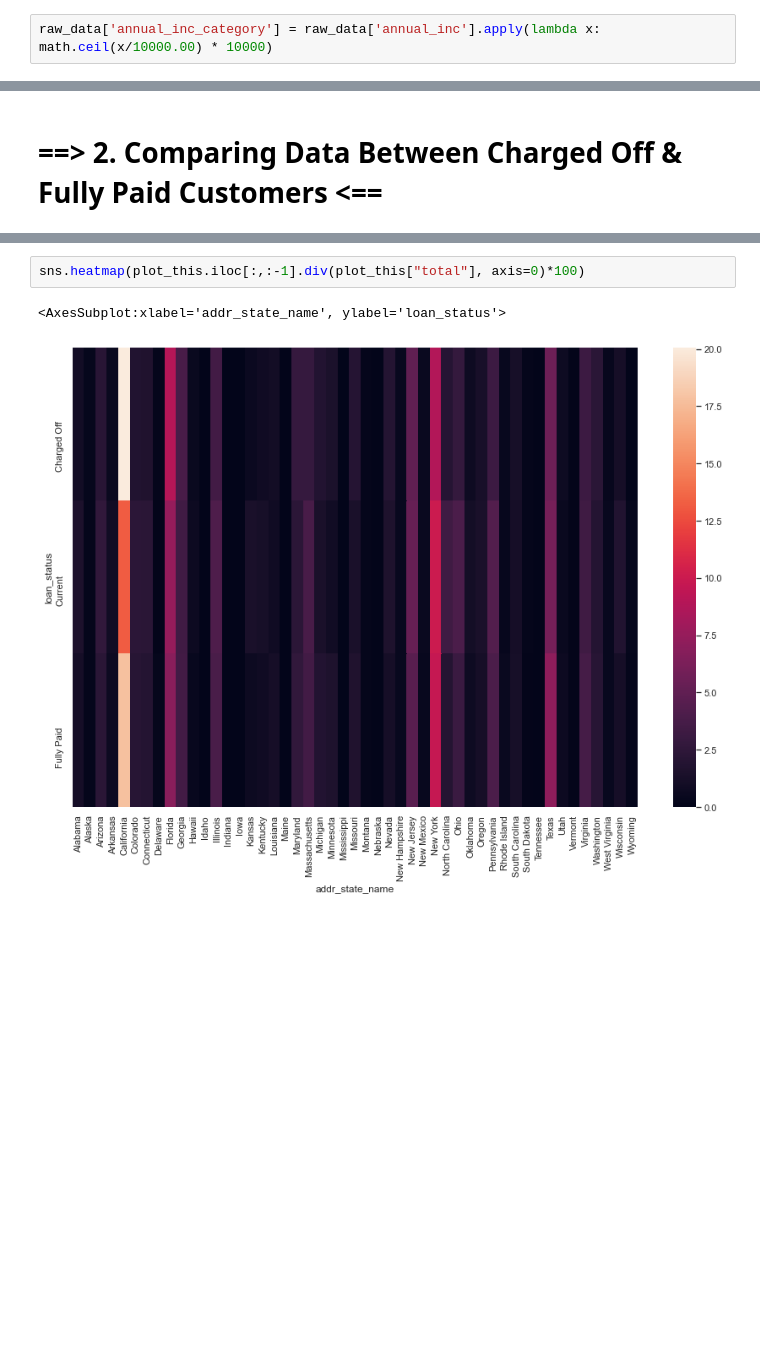
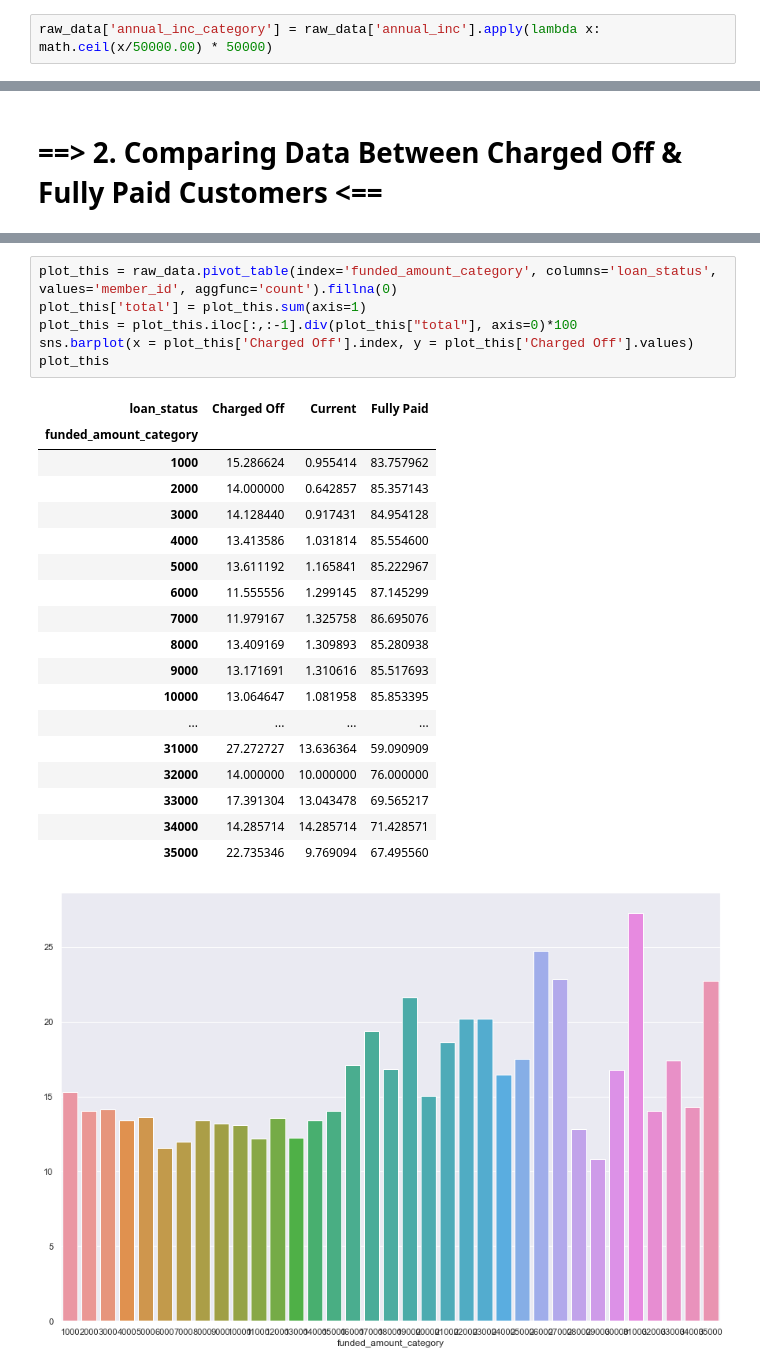
Before and after one commit to akshaykadam100/Lending-Club-Case-Study, a Jupyter notebook: Group_Facilitator_Name_V2.ipynb, the cells around one changed output, grey strips where cells are left out. Drawn from its saved outputs; the diff is of its cells as text; blank space fills up the shorter version.

Commit message:
Removed Heatmaps & Added Bar Graph for columns A to X which are impacting loan_status

```diff
--- a/Group_Facilitator_Name_V2.ipynb
+++ b/Group_Facilitator_Name_V2.ipynb
@@ -98,7 +98,7 @@ raw_data['home_ownership_mapped'] = raw_data.home_ownership.map(ownership_dict)
 # %% [markdown]
 ### 1.6 Formatting Annual Income / Salary Column (Creating new mapped column)
 # %%
-raw_data['annual_inc_category'] = raw_data['annual_inc'].apply(lambda x: math.ceil(x/10000.00) * 10000)
+raw_data['annual_inc_category'] = raw_data['annual_inc'].apply(lambda x: math.ceil(x/50000.00) * 50000)
 # %% [markdown]
 ### 1.6 Formatting Salary Verification Column (Creating new mapped column)
 # %%
@@ -397,5 +203,26 @@ plot_this
-# %%
-sns.heatmap(plot_this.iloc[:,:-1].div(plot_this["total"], axis=0)*100)
-# %% [output]
-<AxesSubplot:xlabel='addr_state_name', ylabel='loan_status'>
-[figure, removed]
+# %%
+plot_this = raw_data.pivot_table(index='funded_amount_category', columns='loan_status', values='member_id', aggfunc='count').fillna(0)
+plot_this['total'] = plot_this.sum(axis=1)
+plot_this = plot_this.iloc[:,:-1].div(plot_this["total"], axis=0)*100
+sns.barplot(x = plot_this['Charged Off'].index, y = plot_this['Charged Off'].values)
+plot_this
+# %% [output]
+| loan_status | Charged Off | Current | Fully Paid |
+| funded_amount_category |  |  |  |
+| 1000 | 15.286624 | 0.955414 | 83.757962 |
+| 2000 | 14.000000 | 0.642857 | 85.357143 |
+| 3000 | 14.128440 | 0.917431 | 84.954128 |
+| 4000 | 13.413586 | 1.031814 | 85.554600 |
+| 5000 | 13.611192 | 1.165841 | 85.222967 |
+| 6000 | 11.555556 | 1.299145 | 87.145299 |
+| 7000 | 11.979167 | 1.325758 | 86.695076 |
+| 8000 | 13.409169 | 1.309893 | 85.280938 |
+| 9000 | 13.171691 | 1.310616 | 85.517693 |
+| 10000 | 13.064647 | 1.081958 | 85.853395 |
+| ... | ... | ... | ... |
+| 31000 | 27.272727 | 13.636364 | 59.090909 |
+| 32000 | 14.000000 | 10.000000 | 76.000000 |
+| 33000 | 17.391304 | 13.043478 | 69.565217 |
+| 34000 | 14.285714 | 14.285714 | 71.428571 |
+| 35000 | 22.735346 | 9.769094 | 67.495560 |
+[figure, added]
```
Also changed, not shown: parts of 39 cells of this notebook.
